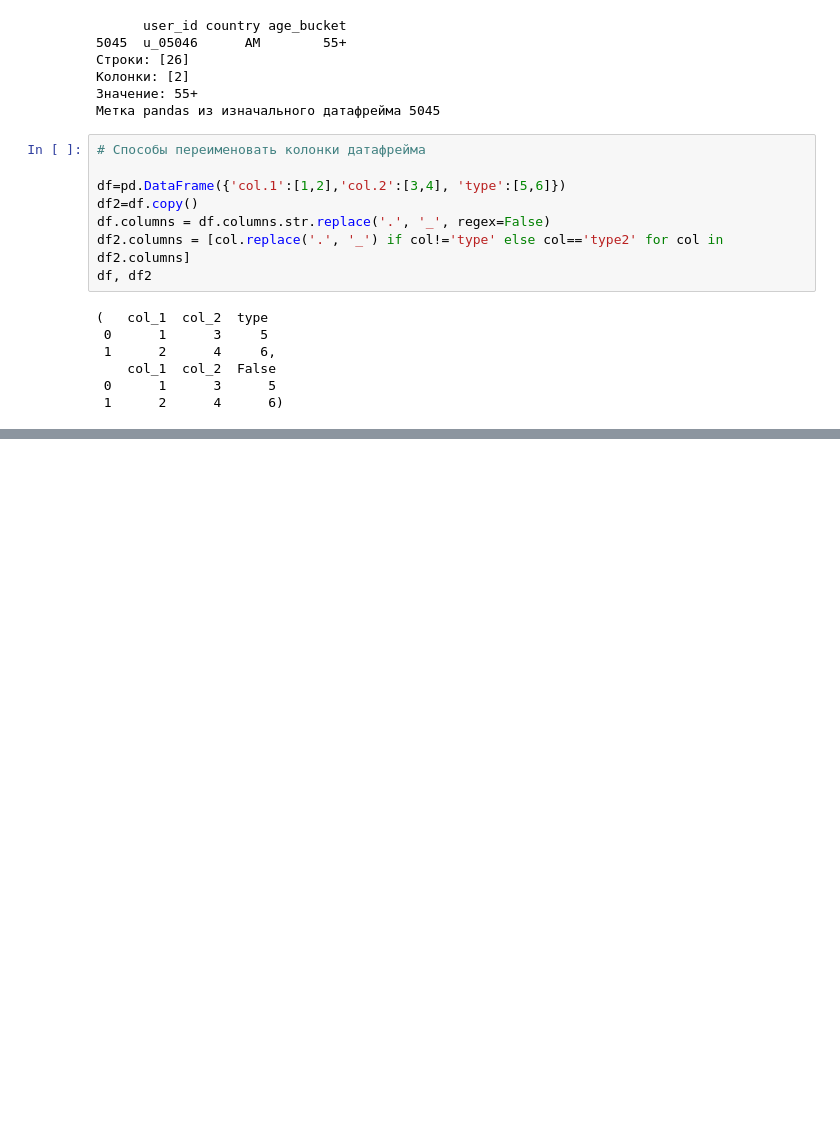
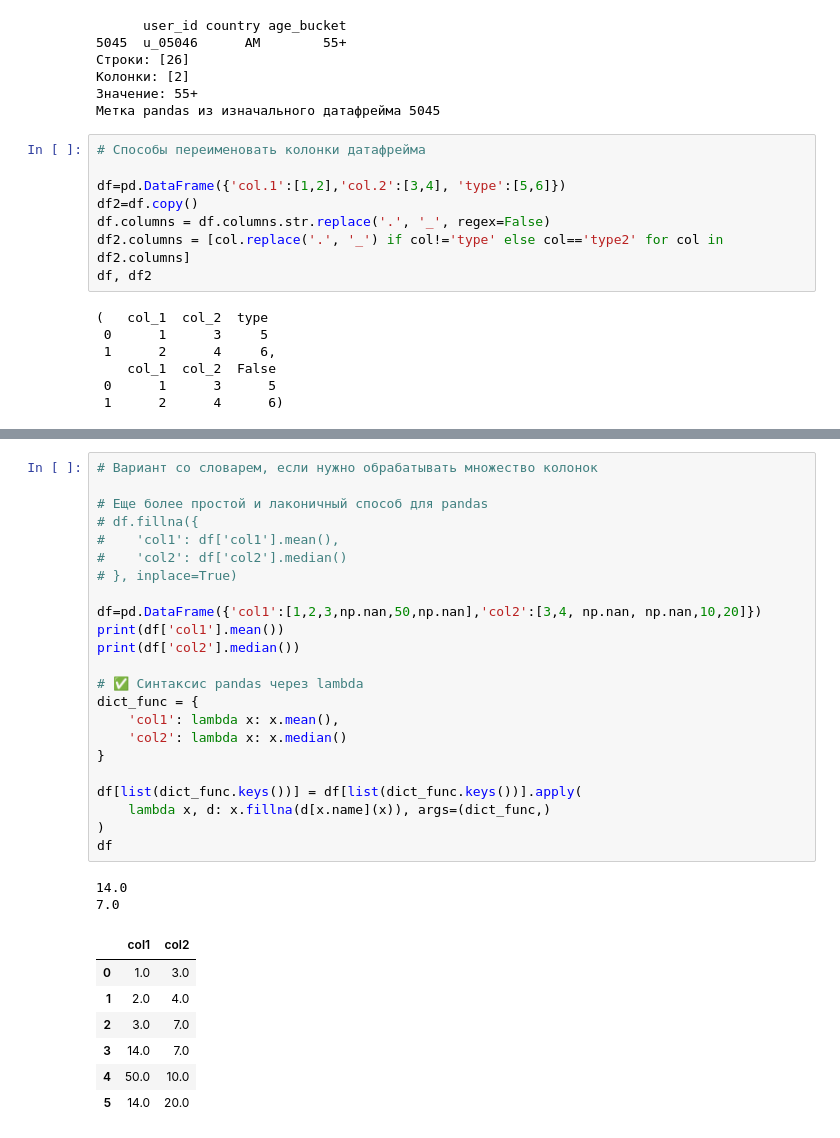
Before and after one commit to FredBrit/fluent_python, a Jupyter notebook: pandas_tasks.ipynb, the cells around one changed output, grey strips where cells are left out. Cells and saved outputs as stored; diff of their text form; blank space fills up the shorter version.

```diff
--- a/pandas_tasks.ipynb
+++ b/pandas_tasks.ipynb
@@ -782,0 +821,33 @@ df, df2
+# %%
+# Вариант со словарем, если нужно обрабатывать множество колонок
+
+# Еще более простой и лаконичный способ для pandas
+# df.fillna({
+#    'col1': df['col1'].mean(),
+#    'col2': df['col2'].median()
+# }, inplace=True)
+
+df=pd.DataFrame({'col1':[1,2,3,np.nan,50,np.nan],'col2':[3,4, np.nan, np.nan,10,20]})
+print(df['col1'].mean())
+print(df['col2'].median())
+
+# ✅ Синтаксис pandas через lambda
+dict_func = {
+    'col1': lambda x: x.mean(),
+    'col2': lambda x: x.median()
+}
+
+df[list(dict_func.keys())] = df[list(dict_func.keys())].apply(
+    lambda x, d: x.fillna(d[x.name](x)), args=(dict_func,)
+)
+df
+# %% [output]
+14.0
+7.0
+|  | col1 | col2 |
+| 0 | 1.0 | 3.0 |
+| 1 | 2.0 | 4.0 |
+| 2 | 3.0 | 7.0 |
+| 3 | 14.0 | 7.0 |
+| 4 | 50.0 | 10.0 |
+| 5 | 14.0 | 20.0 |
```
Also changed, not shown: parts of 3 cells of this notebook.
